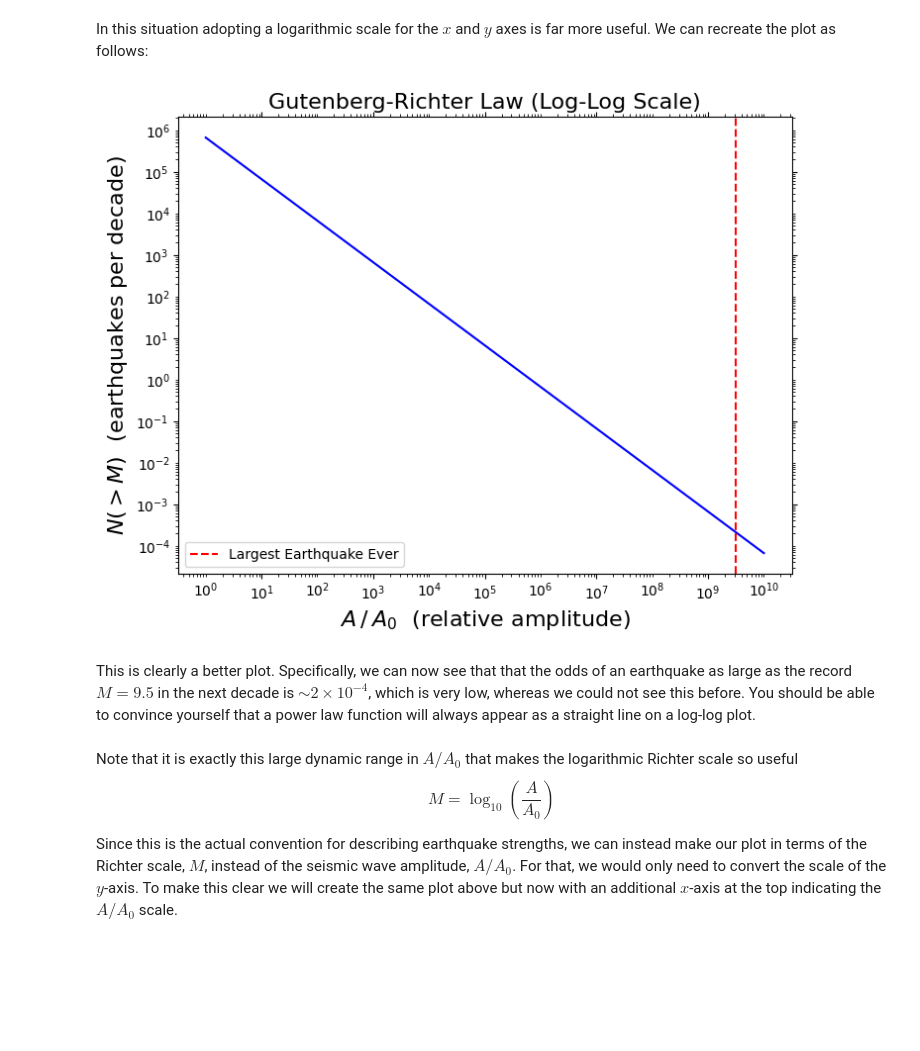
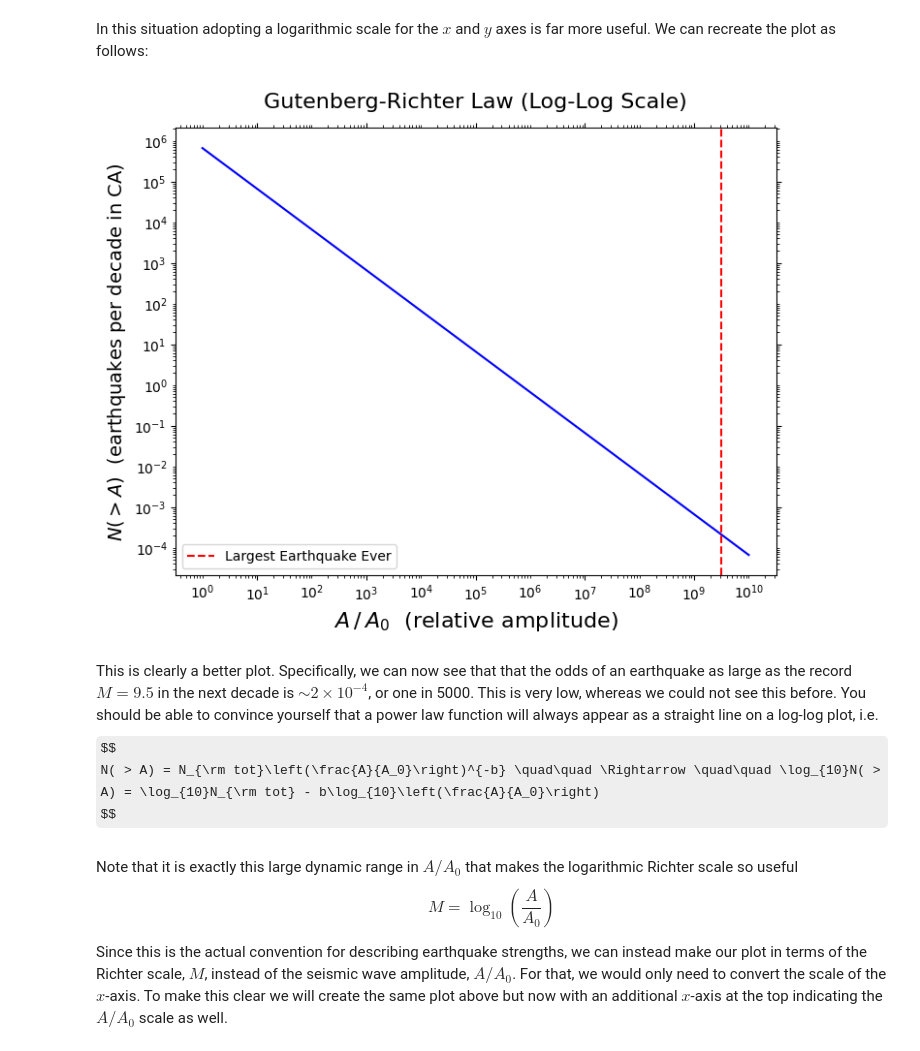
Before and after one commit to qiaqia444/Phys29, a Jupyter notebook: Phys29/lectures/Week5/01_matplotlib.ipynb, the cells around one changed output. Drawn from its saved outputs; the diff is of its cells as text; code cells hidden in the pictures; some formulas as TeX source; blank space fills up the shorter version.

```diff
--- a/Phys29/lectures/Week5/01_matplotlib.ipynb
+++ b/Phys29/lectures/Week5/01_matplotlib.ipynb
@@ -441,38 +458,41 @@ import matplotlib.ticker as ticker
 fig, ax = plt.subplots(figsize=(8, 6))
 
 # Plot on the axes
 ax.plot(A_over_A0, N, color='blue')
 ax.axvline(np.power(10.0, 9.5), color='red', linestyle='--', label='Largest Earthquake Ever')
 
 # Set the scale to make this a log-log plot
 ax.set_xscale('log')
 ax.set_yscale('log')
 
 # Set labels and title
 ax.set_xlabel(r'$A\slash A_0$' + '  (relative amplitude)', fontsize=16)
-ax.set_ylabel(r'$N(> M)$' +  '  (earthquakes per decade)', fontsize=16)
-ax.set_title('Gutenberg-Richter Law (Log-Log Scale)', fontsize=16)
+ax.set_ylabel(r'$N(> A)$' +  '  (earthquakes per decade in CA)', fontsize=14)
+ax.set_title('Gutenberg-Richter Law (Log-Log Scale)', fontsize=16, pad=15)
 
 # Add tick marks on the upper x-axis and the rightmost y-axis
 ax.tick_params(which='both', top=True, right=True)
 
 # Show the legend
 ax.legend()
 
 # Add tick marks on the upper x-axis and the rightmost y-axis
 ax.tick_params(which='both', top=True, right=True)
 
 # Tell matplotlib to show a major tick mark for each order of magnitude
 ax.xaxis.set_major_locator(ticker.LogLocator(base=10))
 ax.yaxis.set_major_locator(ticker.LogLocator(base=10))
 
 # Set minor ticksin logarithmic scale
 ax.xaxis.set_minor_locator(ticker.LogLocator(base=10, subs=np.arange(1.0, 10.0), numticks=15))
 ax.yaxis.set_minor_locator(ticker.LogLocator(base=10, subs=np.arange(1.0, 10.0), numticks=15))
 # %% [output]
-[figure, old version]
+[figure, new version]
 # %% [markdown]
-This is clearly a better plot. Specifically, we can now see that that the odds of an earthquake as large as the record $M=9.5$ in the next decade is $\sim 2\times 10^{-4}$, which is very low, whereas we could not see this before.  You should be able to convince yourself that a power law function will always appear as a straight line on a log-log plot.
+This is clearly a better plot. Specifically, we can now see that that the odds of an earthquake as large as the record $M=9.5$ in the next decade is $\sim 2\times 10^{-4}$, or one in 5000. This is very low, whereas we could not see this before.  You should be able to convince yourself that a power law function will always appear as a straight line on a log-log plot, i.e.
+$$
+N( > A) = N_{\rm tot}\left(\frac{A}{A_0}\right)^{-b} \quad\quad \Rightarrow \quad\quad \log_{10}N( > A) = \log_{10}N_{\rm tot} - b\log_{10}\left(\frac{A}{A_0}\right)
+$$
 # %% [markdown]
 Note that it is exactly this large dynamic range in $A/A_0$ that makes the logarithmic Richter scale so useful
 $$
@@ -480,7 +500,7 @@ M = \log_{10}\left(\frac{A}{A_0}\right)
 $$
 
 Since this is the actual convention for describing earthquake strengths, we can instead make our plot in terms of the Richter scale, $M$, instead of the seismic wave amplitude, $A/A_0$. For that, we would only need to convert the
-scale of the $y$-axis. To make this clear we will create the same plot above but now with an additional $x$-axis at the top indicating the $A/A_0$ scale.
+scale of the $x$-axis. To make this clear we will create the same plot above but now with an additional $x$-axis at the top indicating the $A/A_0$ scale as well.
 # %%
 # Create a new figure and a set of axes
 fig, ax = plt.subplots(figsize=(8, 6))
```
Also changed, not shown: parts of 16 cells of this notebook, 1 other file.
